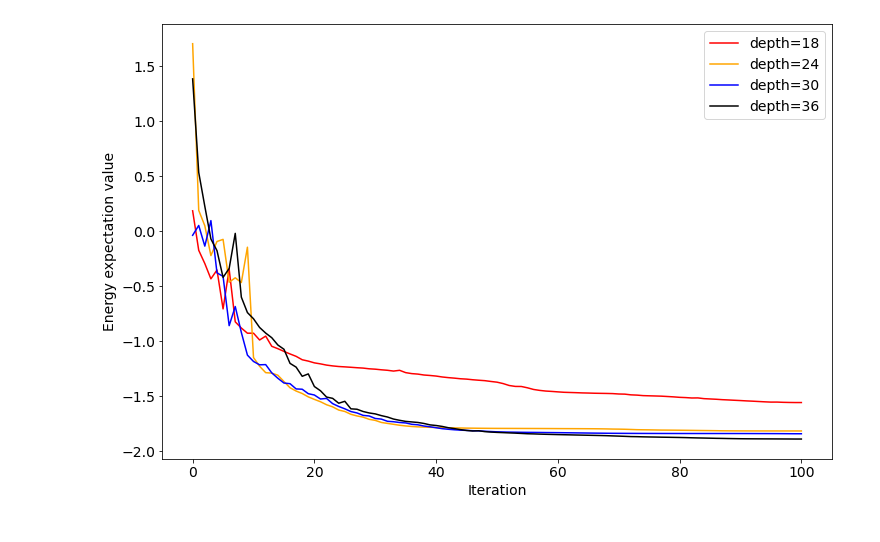
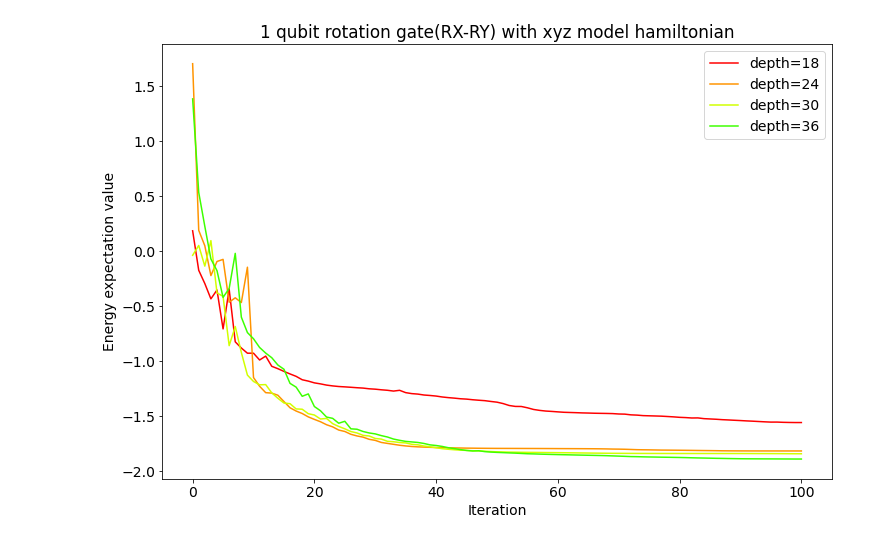
Before and after one commit to tanan/qsimu, a Jupyter notebook: qulacs/indirect/results/1_vqe_results.ipynb, the cells around one changed output. Drawn from its saved outputs; the diff is of its cells as text; code cells hidden in the pictures.

```diff
--- a/qulacs/indirect/results/1_vqe_results.ipynb
+++ b/qulacs/indirect/results/1_vqe_results.ipynb
@@ -59,22 +82,23 @@ plt.show()
 # %%
 ## xyz model
 depth_18 = np.loadtxt("./6qubit_indirect_by_xyz_hamiltonian_18_10.0_False_False_False_cost.txt")
 depth_24 = np.loadtxt("./6qubit_indirect_by_xyz_hamiltonian_24_10.0_False_False_False_cost.txt")
 depth_30 = np.loadtxt("./6qubit_indirect_by_xyz_hamiltonian_30_10.0_False_False_False_cost.txt")
 depth_36 = np.loadtxt("./6qubit_indirect_by_xyz_hamiltonian_36_10.0_False_False_False_cost.txt")
 
 plt.figure(figsize=(12,8))
 plt.rcParams["font.size"] = 14
-plt.plot(depth_18, color="red", label="depth=18")
-plt.plot(depth_24, color="orange", label="depth=24")
-plt.plot(depth_30, color="blue", label="depth=30")
-plt.plot(depth_36, color="black", label="depth=36")
+plt.plot(depth_18, color=cm.hsv(0/10.0), label="depth=18")
+plt.plot(depth_24, color=cm.hsv(1/10.0), label="depth=24")
+plt.plot(depth_30, color=cm.hsv(2/10.0), label="depth=30")
+plt.plot(depth_36, color=cm.hsv(3/10.0), label="depth=36")
 plt.xlabel("Iteration")
 plt.ylabel("Energy expectation value")
+plt.title("1 qubit rotation gate(RX-RY) with xyz model hamiltonian")
 plt.legend()
 plt.show()
 # %% [output]
-[figure, old version]
+[figure, new version]
 # %%
 ## xyz model(depth=4)
 time_5 = np.loadtxt("./6qubit_indirect_by_xyz_hamiltonian_4_5.0_False_False_False_cost.txt")
```
Also changed, not shown: parts of 6 cells of this notebook, 2 other files.
